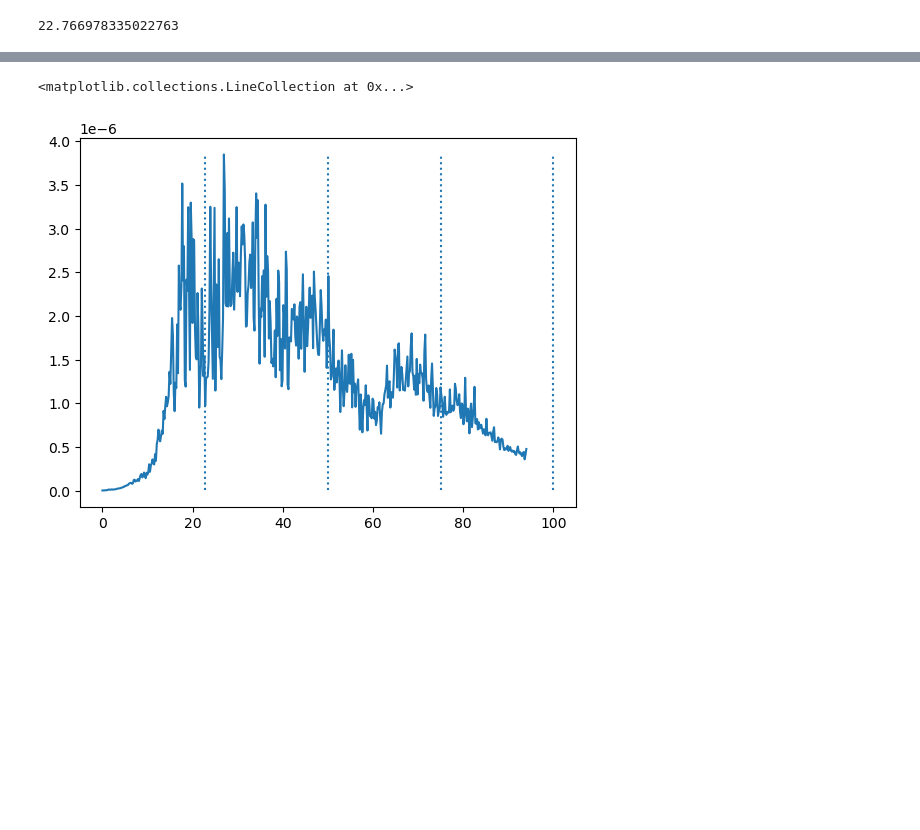
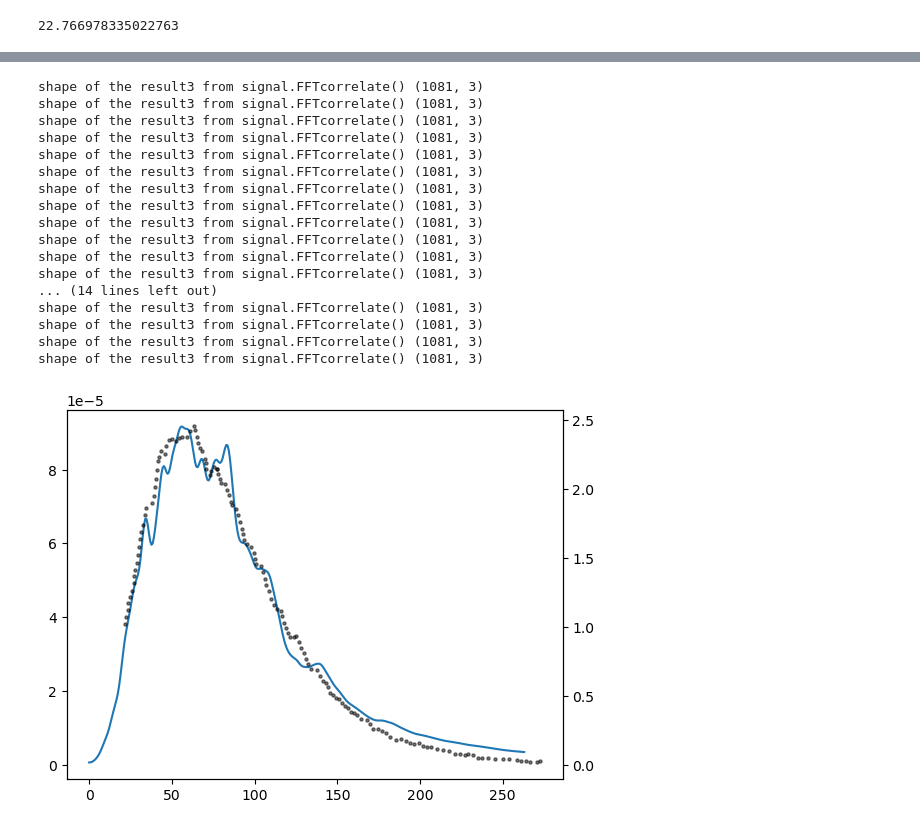
Before and after one commit to RibeiroGroup/Molecular-Dynamics-for-CIS, a Jupyter notebook: src/Plot-Copy1.ipynb, the cells around one changed output, grey strips where cells are left out. Cells and saved outputs as stored; diff of their text form; code cells hidden in the pictures; blank space fills up the shorter version.

```diff
--- a/src/Plot-Copy1.ipynb
+++ b/src/Plot-Copy1.ipynb
@@ -259,15 +55,0 @@ shape of the result3 from signal.FFTcorrelate() (5000, 3)
-# %%
-fig,ax = plt.subplots()
-
-wn = WN[1]
-intensity = yfft# * (np.exp(red.hbar))
-x,y = wavenumber[:500], intensity[:500]
-#x,y = pt.moving_average(x, y, 10)
-ax.plot(x, y)
-ax.vlines(vib_freq, min(y), max(y), linestyle = 'dotted')
-ax.vlines(50, min(y), max(y), linestyle = 'dotted')
-ax.vlines(75, min(y), max(y), linestyle = 'dotted')
-ax.vlines(100, min(y), max(y), linestyle = 'dotted')
-# %% [output]
-<matplotlib.collections.LineCollection at 0x...>
-[figure, removed]
@@ -273,0 +143,2 @@ ax.vlines(100, min(y), max(y), linestyle = 'dotted')
+# %%
+rd = categorizing_result(FREEFIELD_RESULT_DICT['292.0'])
@@ -274,3 +188,37 @@ ax.vlines(100, min(y), max(y), linestyle = 'dotted')
+# %%
+wavenumber, IR_spec = dipole_spectra(rd, 1e-2)
+
+fig, ax = plt.subplots()
+tax = ax.twinx()
+exp_data = pd.read_csv('data/plot-data.csv')
+tax.scatter(
+    exp_data.loc[:,'x'],
+    exp_data.loc[:,' y'],
+    s = 5, alpha = 0.5, c = 'black', label = 'Exp. @ 292K'
+)
+visual_idx = 350
+ax.plot(wavenumber[:visual_idx], IR_spec[:visual_idx])
+
+fig.savefig('figure/fft.jpeg', dpi = 600)
+# %% [output]
+shape of the result3 from signal.FFTcorrelate() (1081, 3)
+shape of the result3 from signal.FFTcorrelate() (1081, 3)
+shape of the result3 from signal.FFTcorrelate() (1081, 3)
+shape of the result3 from signal.FFTcorrelate() (1081, 3)
+shape of the result3 from signal.FFTcorrelate() (1081, 3)
+shape of the result3 from signal.FFTcorrelate() (1081, 3)
+shape of the result3 from signal.FFTcorrelate() (1081, 3)
+shape of the result3 from signal.FFTcorrelate() (1081, 3)
+shape of the result3 from signal.FFTcorrelate() (1081, 3)
+shape of the result3 from signal.FFTcorrelate() (1081, 3)
+shape of the result3 from signal.FFTcorrelate() (1081, 3)
+shape of the result3 from signal.FFTcorrelate() (1081, 3)
+... (14 lines left out)
+shape of the result3 from signal.FFTcorrelate() (1081, 3)
+shape of the result3 from signal.FFTcorrelate() (1081, 3)
+shape of the result3 from signal.FFTcorrelate() (1081, 3)
+shape of the result3 from signal.FFTcorrelate() (1081, 3)
+[figure, added]
 # %%
 ## from copy import deepcopy
 
```
Also changed, not shown: parts of 11 cells of this notebook, 8 other files.
